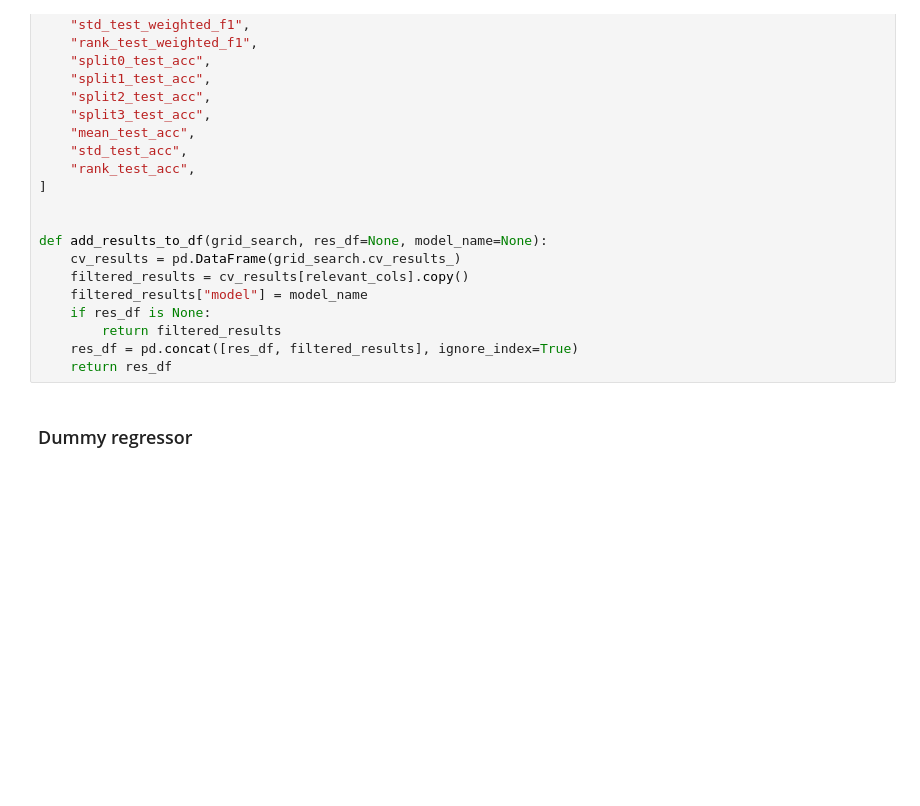
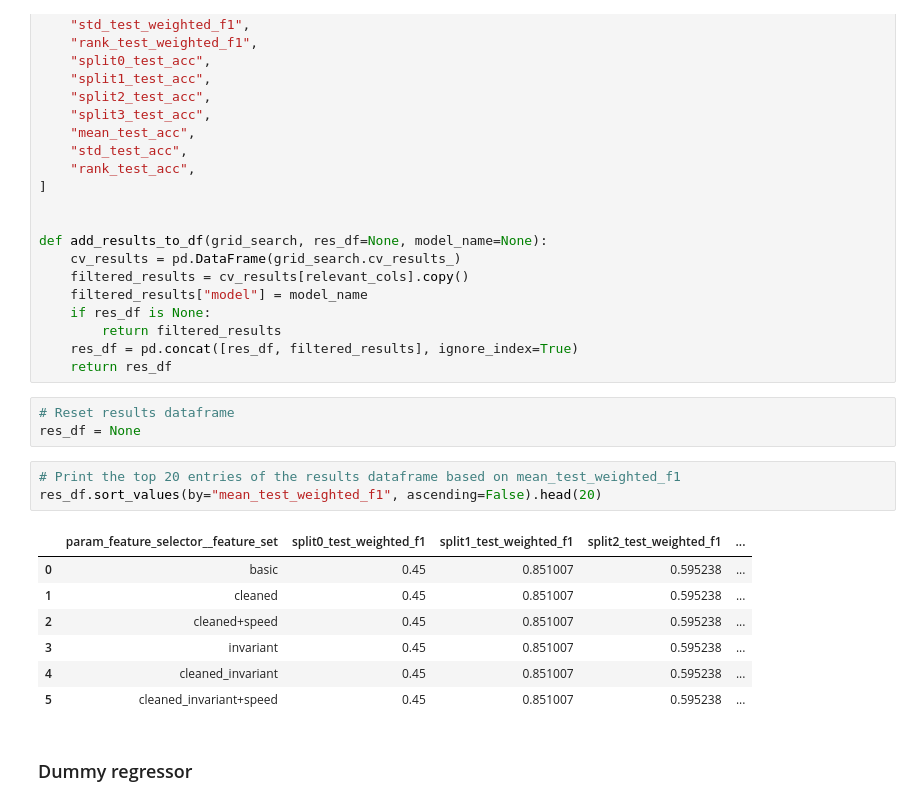
Before and after one commit to m-j-w-f/ROAR, a Jupyter notebook: src/roar/notenbooks/04train_opt.ipynb, the cells around one changed output. Drawn from its saved outputs; the diff is of its cells as text; blank space fills up the shorter version.

```diff
--- a/src/roar/notenbooks/04train_opt.ipynb
+++ b/src/roar/notenbooks/04train_opt.ipynb
@@ -270,6 +283,20 @@ def add_results_to_df(grid_search, res_df=None, model_name=None):
         return filtered_results
     res_df = pd.concat([res_df, filtered_results], ignore_index=True)
     return res_df
+# %%
+# Reset results dataframe
+res_df = None
+# %%
+# Print the top 20 entries of the results dataframe based on mean_test_weighted_f1
+res_df.sort_values(by="mean_test_weighted_f1", ascending=False).head(20)
+# %% [output]
+|  | param_feature_selector__feature_set | split0_test_weighted_f1 | split1_test_weighted_f1 | split2_test_weighted_f1 | ... |
+| 0 | basic | 0.45 | 0.851007 | 0.595238 | ... |
+| 1 | cleaned | 0.45 | 0.851007 | 0.595238 | ... |
+| 2 | cleaned+speed | 0.45 | 0.851007 | 0.595238 | ... |
+| 3 | invariant | 0.45 | 0.851007 | 0.595238 | ... |
+| 4 | cleaned_invariant | 0.45 | 0.851007 | 0.595238 | ... |
+| 5 | cleaned_invariant+speed | 0.45 | 0.851007 | 0.595238 | ... |
 # %% [markdown]
 ### Dummy regressor
 # %%
```
Also changed, not shown: parts of 11 cells of this notebook, 1 other file.
